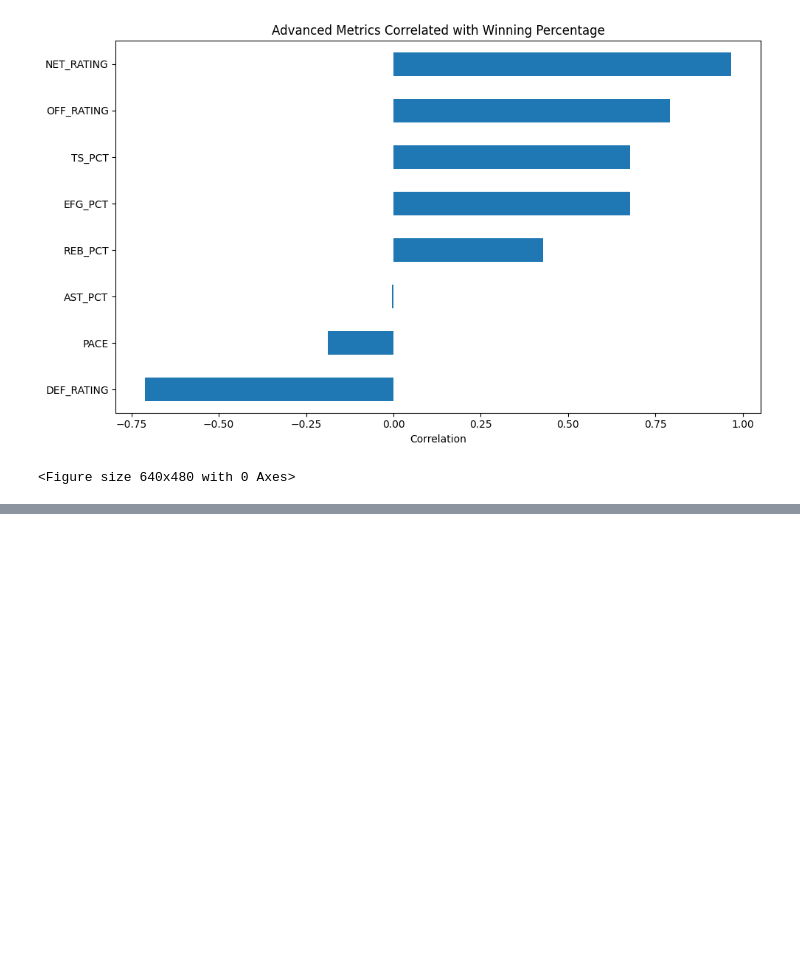
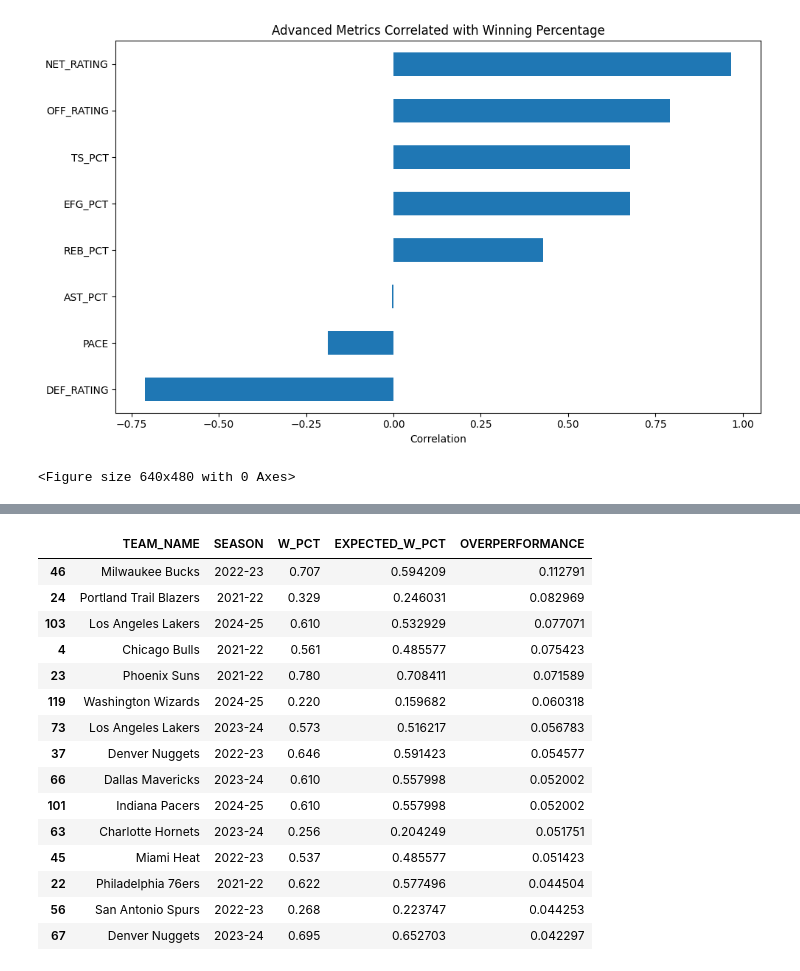
Before and after one commit to Kel-02/nba-team-win-analysis, a Jupyter notebook: notebooks/01_eda.ipynb, the cells around one changed output, grey strips where cells are left out. Cells and saved outputs as stored; diff of their text form; code cells hidden in the pictures; blank space fills up the shorter version.

```diff
--- a/notebooks/01_eda.ipynb
+++ b/notebooks/01_eda.ipynb
@@ -503,0 +533,30 @@ plt.savefig(
+# %%
+advanced_df[
+    [
+        "TEAM_NAME",
+        "SEASON",
+        "W_PCT",
+        "EXPECTED_W_PCT",
+        "OVERPERFORMANCE"
+    ]
+].sort_values(
+    by="OVERPERFORMANCE",
+    ascending=False
+).head(15)
+# %% [output]
+|  | TEAM_NAME | SEASON | W_PCT | EXPECTED_W_PCT | OVERPERFORMANCE |
+| 46 | Milwaukee Bucks | 2022-23 | 0.707 | 0.594209 | 0.112791 |
+| 24 | Portland Trail Blazers | 2021-22 | 0.329 | 0.246031 | 0.082969 |
+| 103 | Los Angeles Lakers | 2024-25 | 0.610 | 0.532929 | 0.077071 |
+| 4 | Chicago Bulls | 2021-22 | 0.561 | 0.485577 | 0.075423 |
+| 23 | Phoenix Suns | 2021-22 | 0.780 | 0.708411 | 0.071589 |
+| 119 | Washington Wizards | 2024-25 | 0.220 | 0.159682 | 0.060318 |
+| 73 | Los Angeles Lakers | 2023-24 | 0.573 | 0.516217 | 0.056783 |
+| 37 | Denver Nuggets | 2022-23 | 0.646 | 0.591423 | 0.054577 |
+| 66 | Dallas Mavericks | 2023-24 | 0.610 | 0.557998 | 0.052002 |
+| 101 | Indiana Pacers | 2024-25 | 0.610 | 0.557998 | 0.052002 |
+| 63 | Charlotte Hornets | 2023-24 | 0.256 | 0.204249 | 0.051751 |
+| 45 | Miami Heat | 2022-23 | 0.537 | 0.485577 | 0.051423 |
+| 22 | Philadelphia 76ers | 2021-22 | 0.622 | 0.577496 | 0.044504 |
+| 56 | San Antonio Spurs | 2022-23 | 0.268 | 0.223747 | 0.044253 |
+| 67 | Denver Nuggets | 2023-24 | 0.695 | 0.652703 | 0.042297 |
```
Also changed, not shown: parts of 7 cells of this notebook.
